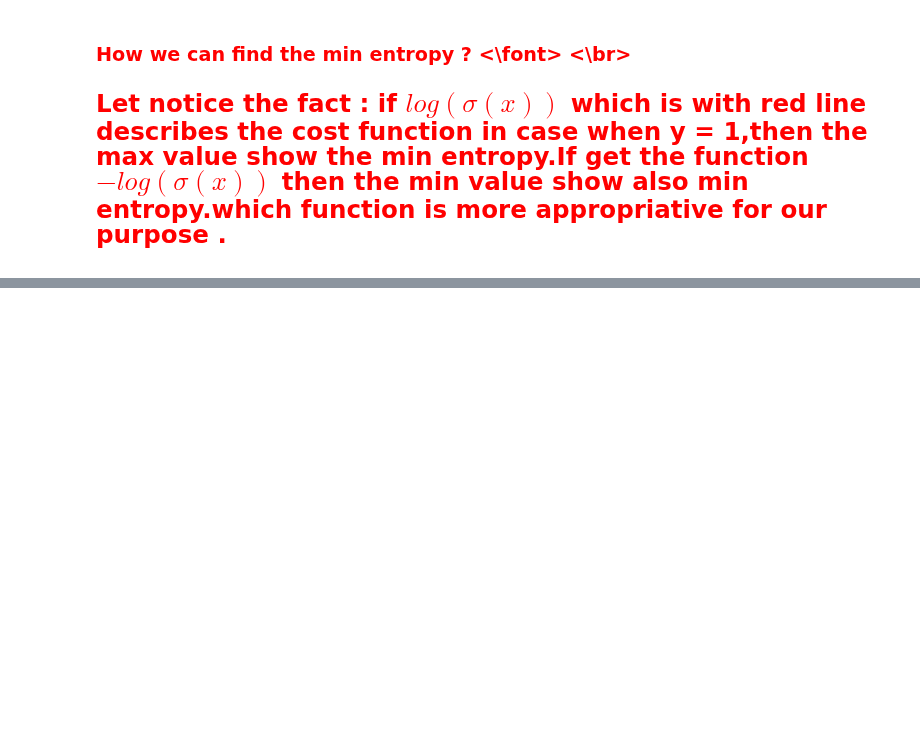
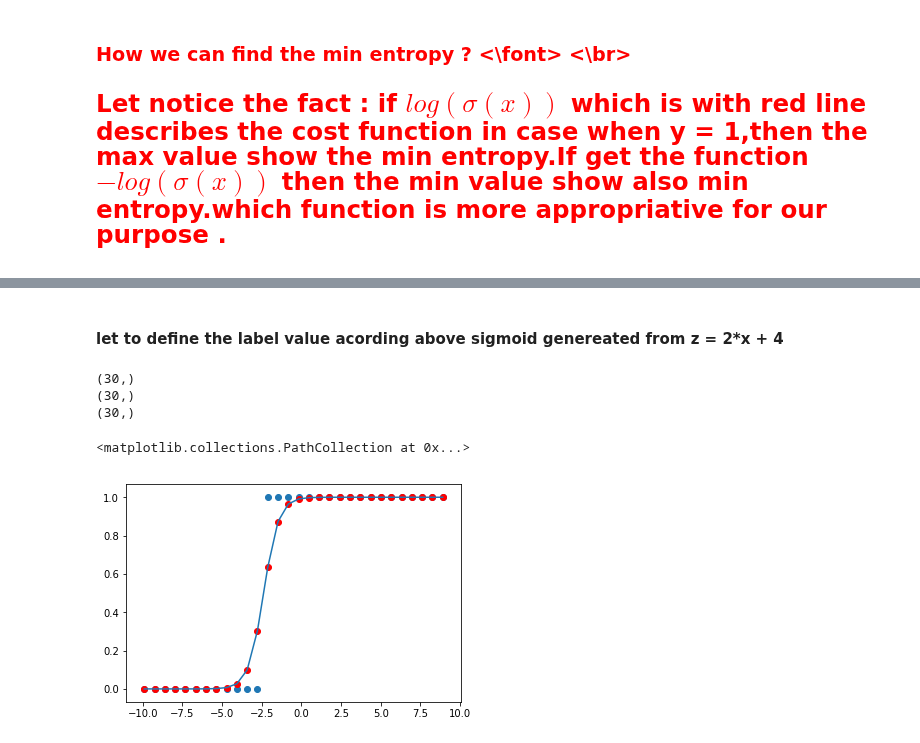
Before and after one commit to daodavid/maths-behind-ML, a Jupyter notebook: Clasification/Logistic Regression/ Cost function -logistic regresion notes.ipynb, the cells around one changed output, grey strips where cells are left out. Saved outputs shown, nothing was run; the diff lists cells and outputs as text; code cells hidden in the pictures; blank space fills up the shorter version.

```diff
--- a/Clasification/Logistic Regression/ Cost function -logistic regresion notes.ipynb
+++ b/Clasification/Logistic Regression/ Cost function -logistic regresion notes.ipynb
@@ -108,0 +139,29 @@ Let notice the fact  : if $log(\sigma(x))$ which is with red line describes the
+# %% [markdown]
+#### let to define the label value acording above sigmoid genereated from z = 2*x + 4
+# %%
+print(y_prime.shape)
+print(z_args.shape)
+print(x.shape)
+# %% [output]
+(30,)
+(30,)
+(30,)
+# %%
+## generate labeled  from already define y_prime data given the sigmoid with args z = 2*x+4
+def generated_label(i):
+        if i < 0.4 :
+            return 0
+        elif i > 0.6 :
+            return 1
+        else :
+            return np.random.randint(0,2)
+# %%
+y_label = np.array([generated_label(i) for i in y_prime])
+# %%
+plt.plot(z_args,y_prime)
+plt.scatter(z_args,y_label)
+plt.scatter(z_args,y_prime,color='red')
+# plt.plot(z_args,y_label,color='red')
+# %% [output]
+<matplotlib.collections.PathCollection at 0x...>
+[figure, added]
```
Also changed, not shown: parts of 15 cells of this notebook.
